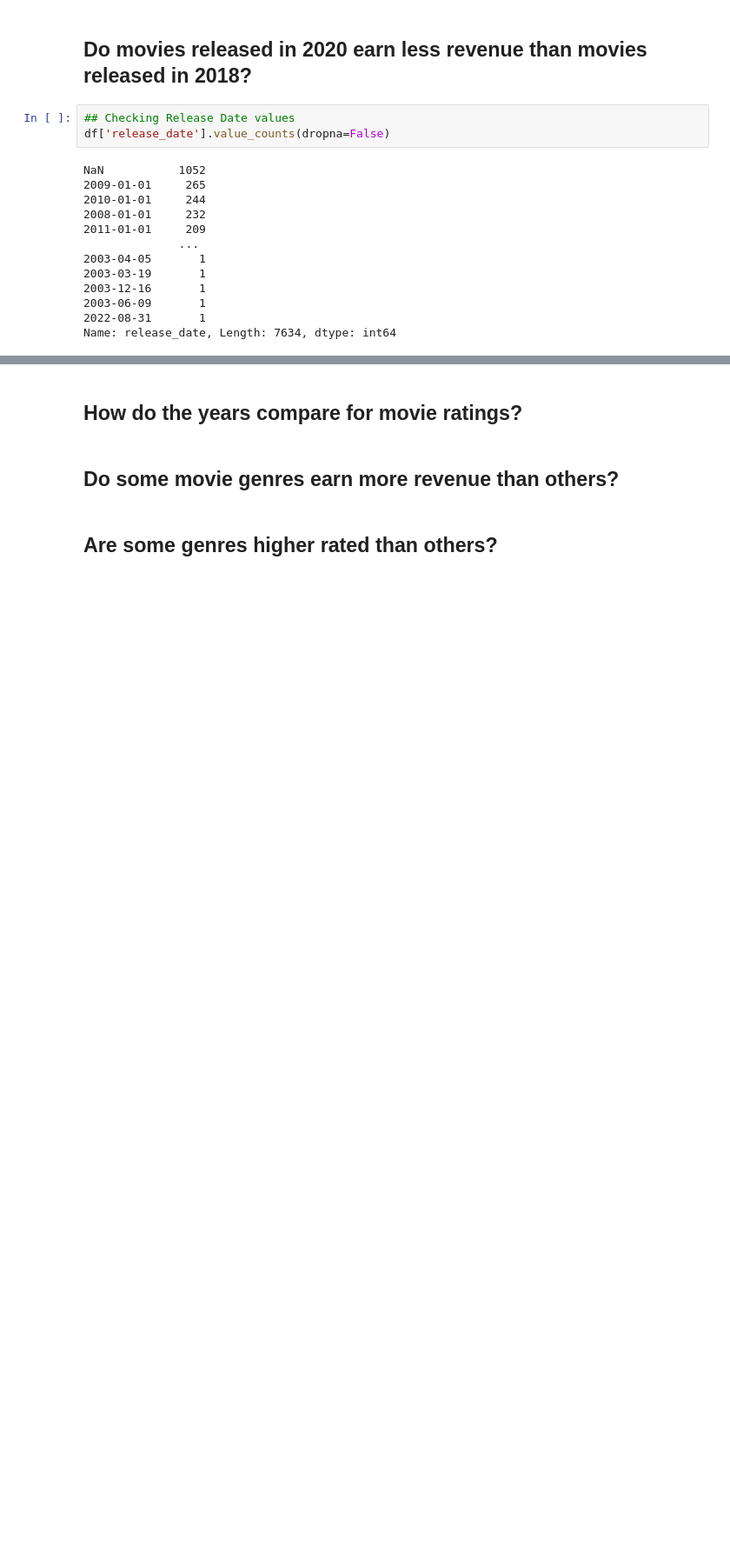
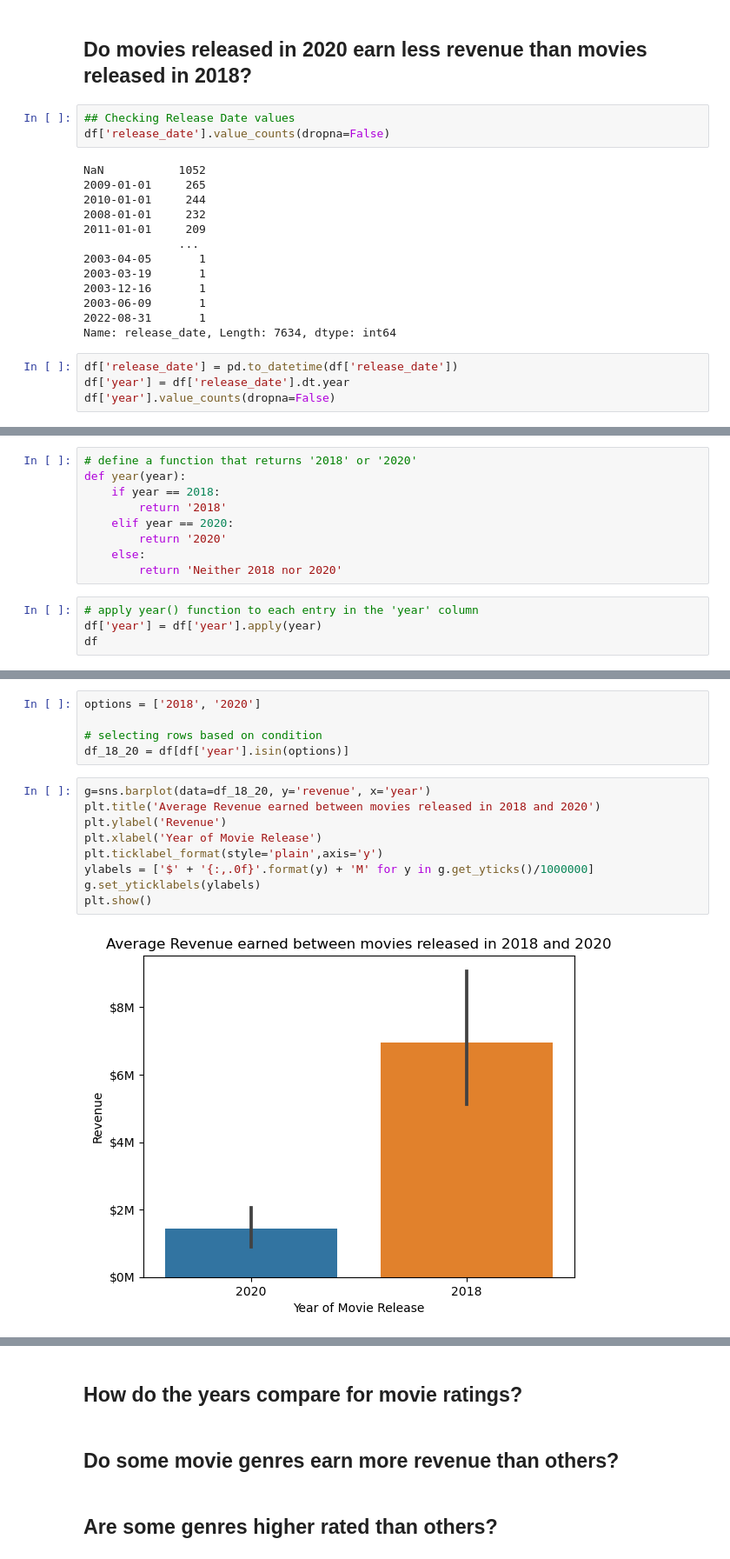
Before and after one commit to Numann-Malik/IMDB, a Jupyter notebook: IMDB_Hypothesis_Testing.ipynb, the cells around one changed output, grey strips where cells are left out. Shown: that part at 87% size. Drawn from its saved outputs; the diff is of its cells as text; blank space fills up the shorter version.

```diff
--- a/IMDB_Hypothesis_Testing.ipynb
+++ b/IMDB_Hypothesis_Testing.ipynb
@@ -305,3 +332,7 @@ NaN           1052
 2003-06-09       1
 2022-08-31       1
 Name: release_date, Length: 7634, dtype: int64
+# %%
+df['release_date'] = pd.to_datetime(df['release_date'])
+df['year'] = df['release_date'].dt.year
+df['year'].value_counts(dropna=False)
@@ -307,0 +445,13 @@ Name: release_date, Length: 7634, dtype: int64
+# %%
+# define a function that returns '2018' or '2020'
+def year(year):
+    if year == 2018:
+        return '2018'
+    elif year == 2020:
+        return '2020'
+    else:
+        return 'Neither 2018 nor 2020'
+# %%
+# apply year() function to each entry in the 'year' column
+df['year'] = df['year'].apply(year)
+df
@@ -307,0 +472,16 @@ Name: release_date, Length: 7634, dtype: int64
+# %%
+options = ['2018', '2020']
+
+# selecting rows based on condition
+df_18_20 = df[df['year'].isin(options)]
+# %%
+g=sns.barplot(data=df_18_20, y='revenue', x='year')
+plt.title('Average Revenue earned between movies released in 2018 and 2020')
+plt.ylabel('Revenue')
+plt.xlabel('Year of Movie Release')
+plt.ticklabel_format(style='plain',axis='y')
+ylabels = ['$' + '{:,.0f}'.format(y) + 'M' for y in g.get_yticks()/1000000]
+g.set_yticklabels(ylabels)
+plt.show()
+# %% [output]
+[figure, added]
```
Also changed, not shown: parts of 28 cells of this notebook, 1 other file.
